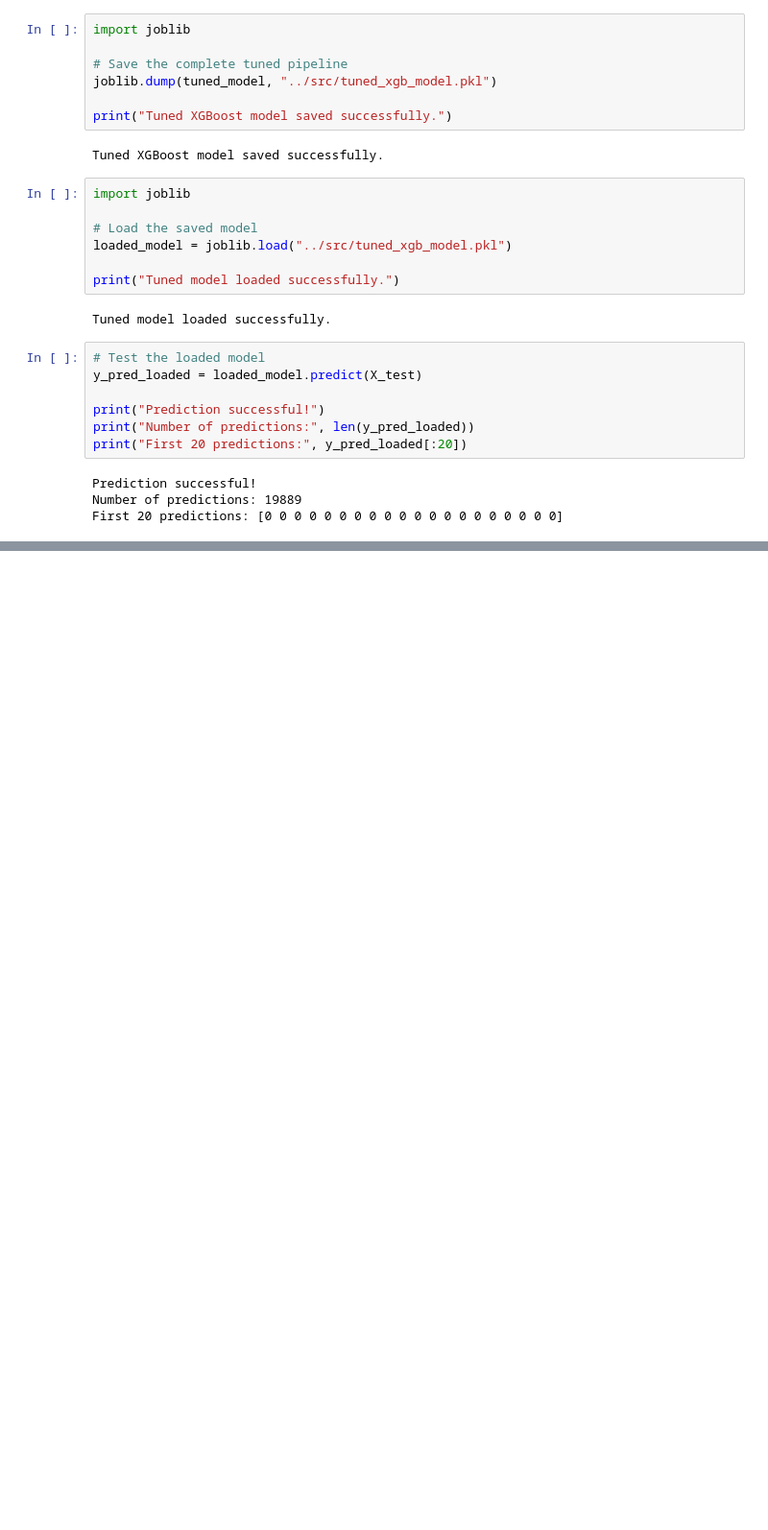
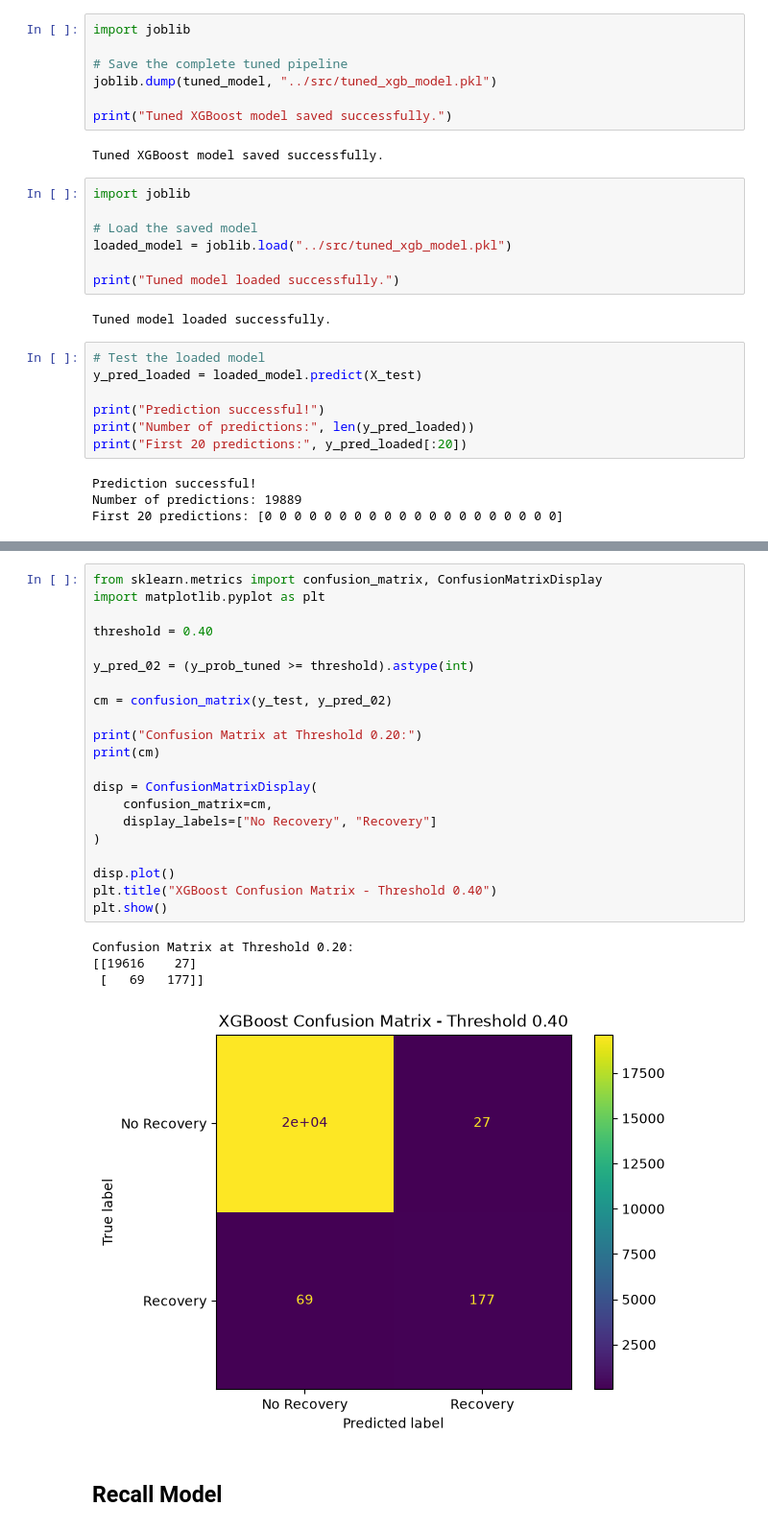
Before and after one commit to MohitSr2005/revive-pay, a Jupyter notebook: notebooks/02_ml_modeling.ipynb, the cells around one changed output, grey strips where cells are left out. Shown at 96% size. Drawn from its saved outputs; the diff is of its cells as text; blank space fills up the shorter version.

Commit message:
Finalize recovery prediction API and ML analysis

```diff
--- a/notebooks/02_ml_modeling.ipynb
+++ b/notebooks/02_ml_modeling.ipynb
@@ -654,0 +838,28 @@ First 20 predictions: [0 0 0 0 0 0 0 0 0 0 0 0 0 0 0 0 0 0 0 0]
+# %%
+from sklearn.metrics import confusion_matrix, ConfusionMatrixDisplay
+import matplotlib.pyplot as plt
+
+threshold = 0.40
+
+y_pred_02 = (y_prob_tuned >= threshold).astype(int)
+
+cm = confusion_matrix(y_test, y_pred_02)
+
+print("Confusion Matrix at Threshold 0.20:")
+print(cm)
+
+disp = ConfusionMatrixDisplay(
+    confusion_matrix=cm,
+    display_labels=["No Recovery", "Recovery"]
+)
+
+disp.plot()
+plt.title("XGBoost Confusion Matrix - Threshold 0.40")
+plt.show()
+# %% [output]
+Confusion Matrix at Threshold 0.20:
+[[19616    27]
+ [   69   177]]
+[figure, added]
+# %% [markdown]
+## Recall Model
```
Also changed, not shown: parts of 15 cells of this notebook, 2 other files.
